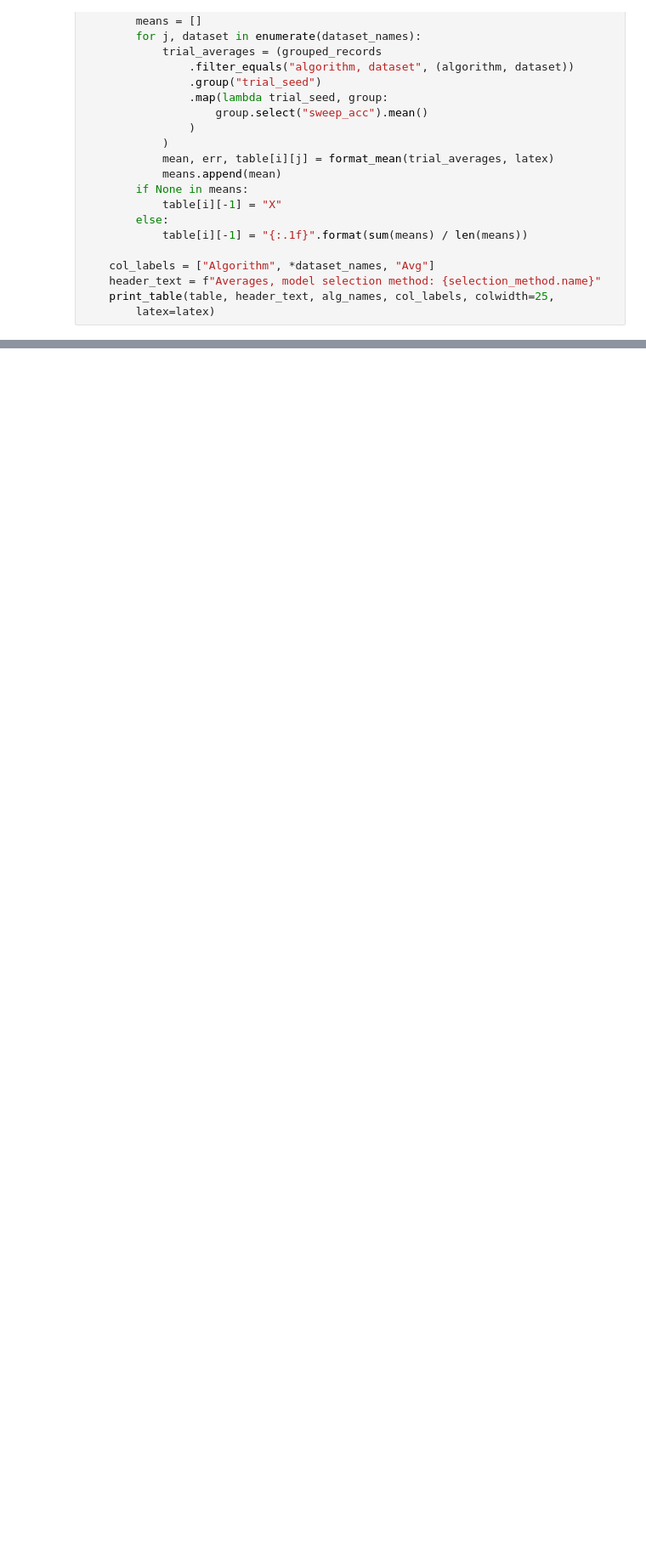
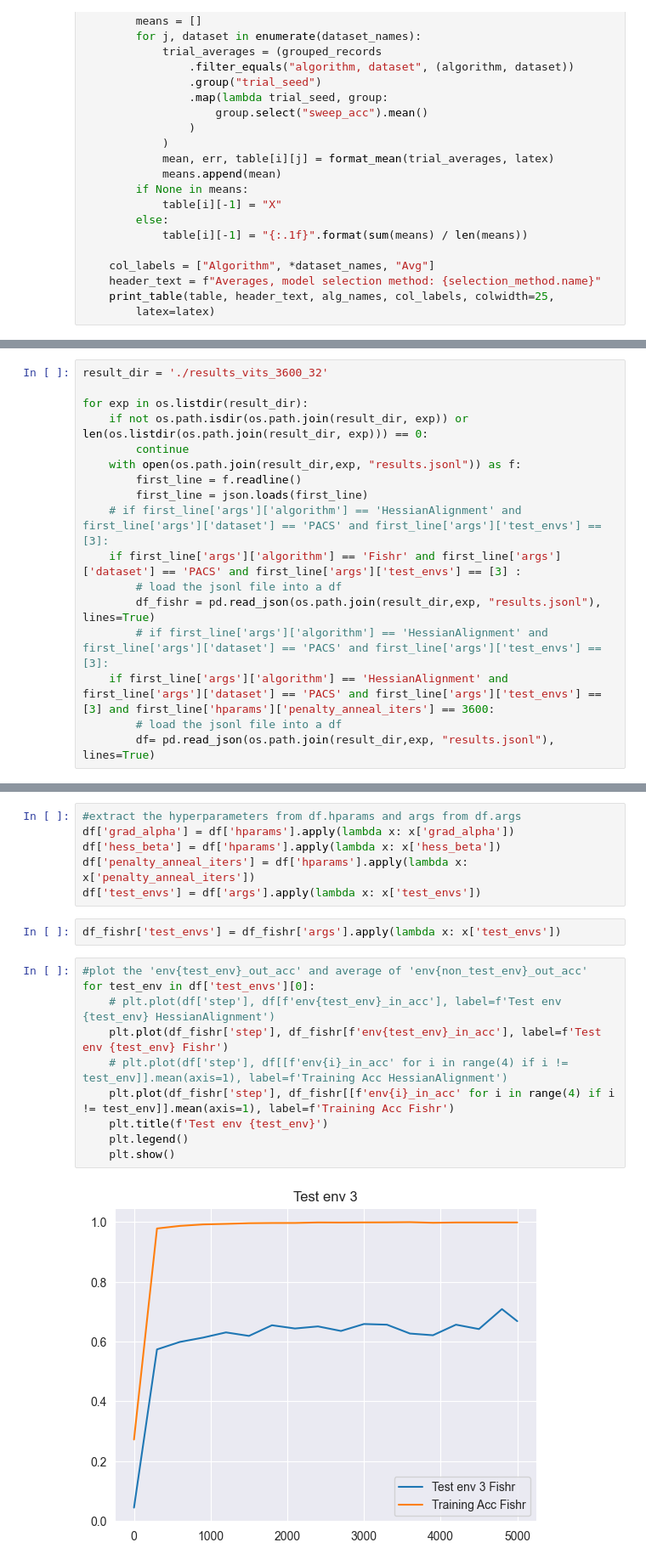
Before and after one commit to chenyuen0103/DomainBed, a Jupyter notebook: domainbed/collect_results.ipynb, the cells around one changed output, grey strips where cells are left out. Shown at 85% size. Cells and saved outputs as stored; diff of their text form; blank space fills up the shorter version.

Commit message:
fix anneal

```diff
--- a/domainbed/collect_results.ipynb
+++ b/domainbed/collect_results.ipynb
@@ -476,0 +436,17 @@ Copied 195 HessianAlignment experiments to ./results_vits_terra_pacs
+# %%
+result_dir = './results_vits_3600_32'
+
+for exp in os.listdir(result_dir):
+    if not os.path.isdir(os.path.join(result_dir, exp)) or len(os.listdir(os.path.join(result_dir, exp))) == 0:
+        continue
+    with open(os.path.join(result_dir,exp, "results.jsonl")) as f:
+        first_line = f.readline()
+        first_line = json.loads(first_line)
+    # if first_line['args']['algorithm'] == 'HessianAlignment' and first_line['args']['dataset'] == 'PACS' and first_line['args']['test_envs'] == [3]:
+    if first_line['args']['algorithm'] == 'Fishr' and first_line['args']['dataset'] == 'PACS' and first_line['args']['test_envs'] == [3] :
+        # load the jsonl file into a df
+        df_fishr = pd.read_json(os.path.join(result_dir,exp, "results.jsonl"), lines=True)
+        # if first_line['args']['algorithm'] == 'HessianAlignment' and first_line['args']['dataset'] == 'PACS' and first_line['args']['test_envs'] == [3]:
+    if first_line['args']['algorithm'] == 'HessianAlignment' and first_line['args']['dataset'] == 'PACS' and first_line['args']['test_envs'] == [3] and first_line['hparams']['penalty_anneal_iters'] == 3600:
+        # load the jsonl file into a df
+        df= pd.read_json(os.path.join(result_dir,exp, "results.jsonl"), lines=True)
@@ -476,0 +473,20 @@ Copied 195 HessianAlignment experiments to ./results_vits_terra_pacs
+# %%
+#extract the hyperparameters from df.hparams and args from df.args
+df['grad_alpha'] = df['hparams'].apply(lambda x: x['grad_alpha'])
+df['hess_beta'] = df['hparams'].apply(lambda x: x['hess_beta'])
+df['penalty_anneal_iters'] = df['hparams'].apply(lambda x: x['penalty_anneal_iters'])
+df['test_envs'] = df['args'].apply(lambda x: x['test_envs'])
+# %%
+df_fishr['test_envs'] = df_fishr['args'].apply(lambda x: x['test_envs'])
+# %%
+#plot the 'env{test_env}_out_acc' and average of 'env{non_test_env}_out_acc'
+for test_env in df['test_envs'][0]:
+    # plt.plot(df['step'], df[f'env{test_env}_in_acc'], label=f'Test env {test_env} HessianAlignment')
+    plt.plot(df_fishr['step'], df_fishr[f'env{test_env}_in_acc'], label=f'Test env {test_env} Fishr')
+    # plt.plot(df['step'], df[[f'env{i}_in_acc' for i in range(4) if i != test_env]].mean(axis=1), label=f'Training Acc HessianAlignment')
+    plt.plot(df_fishr['step'], df_fishr[[f'env{i}_in_acc' for i in range(4) if i != test_env]].mean(axis=1), label=f'Training Acc Fishr')
+    plt.title(f'Test env {test_env}')
+    plt.legend()
+    plt.show()
+# %% [output]
+[figure, added]
```
Also changed, not shown: parts of 8 cells of this notebook, 2 other files.
